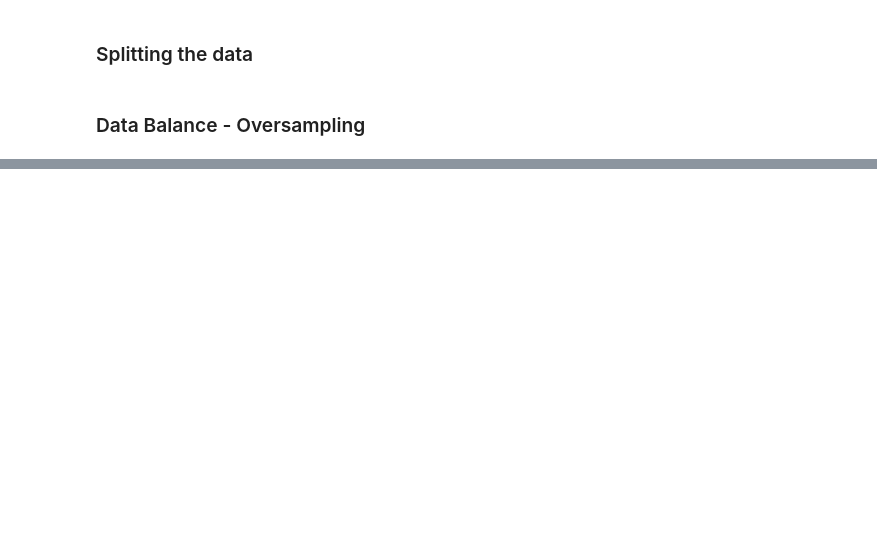
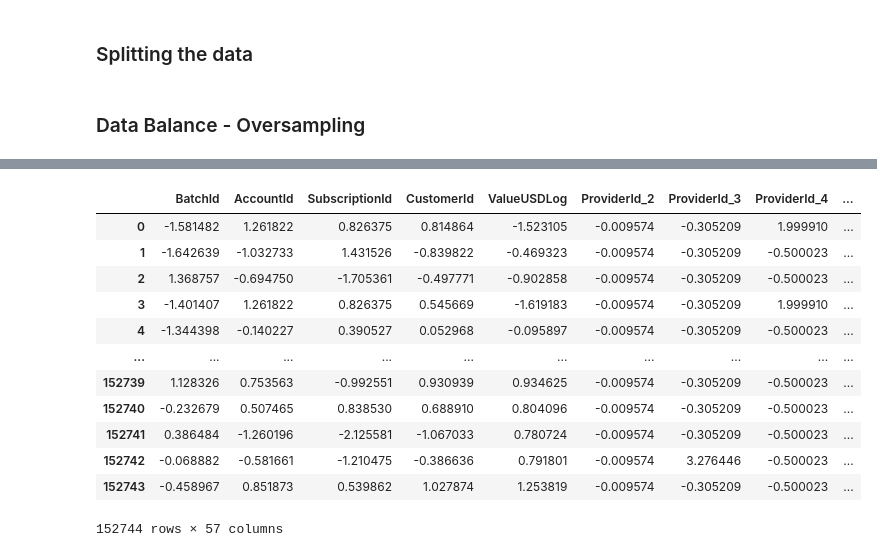
Before and after one commit to fabio-teichmann/ds-ml-project, a Jupyter notebook: Modelling.ipynb, the cells around one changed output, grey strips where cells are left out. Cells and saved outputs as stored; diff of their text form; code cells hidden in the pictures; blank space fills up the shorter version.

```diff
--- a/Modelling.ipynb
+++ b/Modelling.ipynb
@@ -34,0 +81,16 @@ from sklearn.metrics import recall_score, roc_auc_score, roc_curve
+# %%
+scaled_df_resampled
+# %% [output]
+|  | BatchId | AccountId | SubscriptionId | CustomerId | ValueUSDLog | ProviderId_2 | ProviderId_3 | ProviderId_4 | ... |
+| 0 | -1.581482 | 1.261822 | 0.826375 | 0.814864 | -1.523105 | -0.009574 | -0.305209 | 1.999910 | ... |
+| 1 | -1.642639 | -1.032733 | 1.431526 | -0.839822 | -0.469323 | -0.009574 | -0.305209 | -0.500023 | ... |
+| 2 | 1.368757 | -0.694750 | -1.705361 | -0.497771 | -0.902858 | -0.009574 | -0.305209 | -0.500023 | ... |
+| 3 | -1.401407 | 1.261822 | 0.826375 | 0.545669 | -1.619183 | -0.009574 | -0.305209 | 1.999910 | ... |
+| 4 | -1.344398 | -0.140227 | 0.390527 | 0.052968 | -0.095897 | -0.009574 | -0.305209 | -0.500023 | ... |
+| ... | ... | ... | ... | ... | ... | ... | ... | ... | ... |
+| 152739 | 1.128326 | 0.753563 | -0.992551 | 0.930939 | 0.934625 | -0.009574 | -0.305209 | -0.500023 | ... |
+| 152740 | -0.232679 | 0.507465 | 0.838530 | 0.688910 | 0.804096 | -0.009574 | -0.305209 | -0.500023 | ... |
+| 152741 | 0.386484 | -1.260196 | -2.125581 | -1.067033 | 0.780724 | -0.009574 | -0.305209 | -0.500023 | ... |
+| 152742 | -0.068882 | -0.581661 | -1.210475 | -0.386636 | 0.791801 | -0.009574 | 3.276446 | -0.500023 | ... |
+| 152743 | -0.458967 | 0.851873 | 0.539862 | 1.027874 | 1.253819 | -0.009574 | -0.305209 | -0.500023 | ... |
+152744 rows × 57 columns
```
Also changed, not shown: parts of 13 cells of this notebook.
